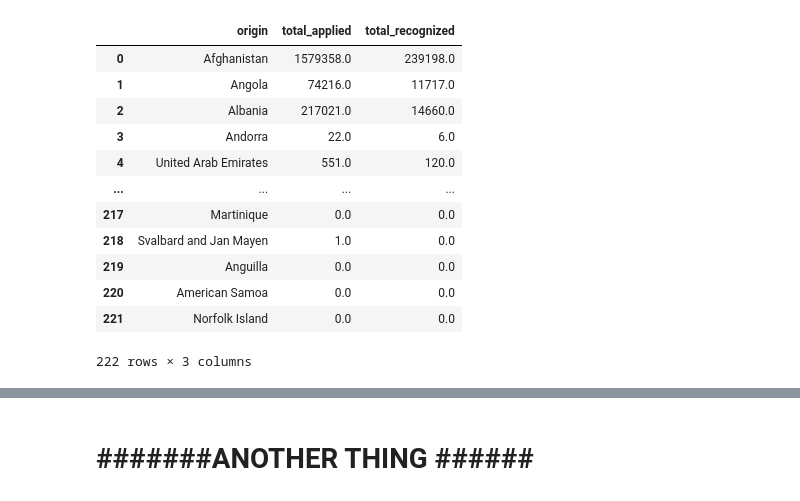
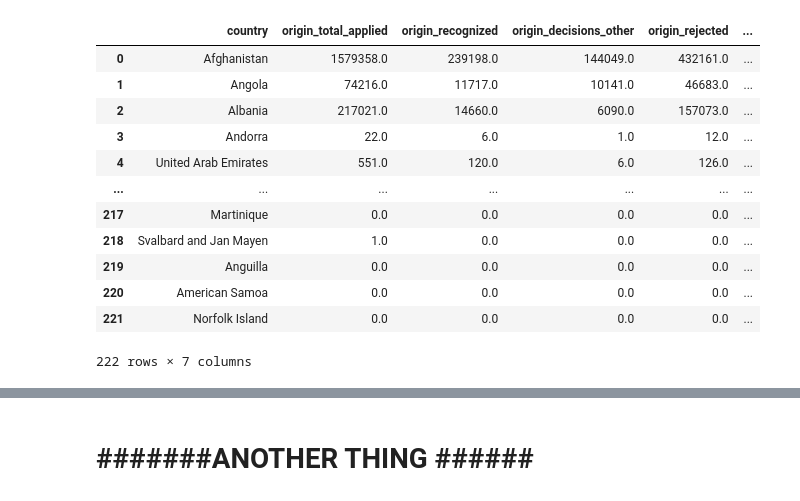
Before and after one commit to Mutlaq0/project_Asylum, a Jupyter notebook: Untitled.ipynb, the cells around one changed output, grey strips where cells are left out. Drawn from its saved outputs; the diff is of its cells as text; code cells hidden in the pictures.

Commit message:
data csv

```diff
--- a/Untitled.ipynb
+++ b/Untitled.ipynb
@@ -85,21 +67,23 @@ str
 # %%
-by_origin = pd.DataFrame(columns=['origin','total_applied', 'total_recognized'])
+by_origin = pd.DataFrame(columns=['country','origin_total_applied', 'origin_recognized','origin_decisions_other','origin_rejected','origin_otherwise_closed','origin_total_decisions'])
 for o in origins:
     country = temp[temp['origin'] == o]
-    by_origin = by_origin.append({'origin':o,'total_applied':country['applied_during_year'].sum(), 'total_recognized':country['decisions_recognized'].sum()},ignore_index=True)
+    by_origin = by_origin.append({'country':o,'origin_total_applied':country['applied_during_year'].sum(), 'origin_recognized':country['decisions_recognized'].sum(),
+                                 'origin_decisions_other': country['decisions_other'].sum(),'origin_rejected':country['rejected'].sum(),'origin_otherwise_closed':country['otherwise_closed'].sum(),
+                                 'origin_total_decisions':country['total_decisions'].sum()},ignore_index=True)
 by_origin
 # %% [output]
-|  | origin | total_applied | total_recognized |
-| 0 | Afghanistan | 1579358.0 | 239198.0 |
-| 1 | Angola | 74216.0 | 11717.0 |
-| 2 | Albania | 217021.0 | 14660.0 |
-| 3 | Andorra | 22.0 | 6.0 |
-| 4 | United Arab Emirates | 551.0 | 120.0 |
-| ... | ... | ... | ... |
-| 217 | Martinique | 0.0 | 0.0 |
-| 218 | Svalbard and Jan Mayen | 1.0 | 0.0 |
-| 219 | Anguilla | 0.0 | 0.0 |
-| 220 | American Samoa | 0.0 | 0.0 |
-| 221 | Norfolk Island | 0.0 | 0.0 |
+|  | country | origin_total_applied | origin_recognized | origin_decisions_other | origin_rejected | ... |
+| 0 | Afghanistan | 1579358.0 | 239198.0 | 144049.0 | 432161.0 | ... |
+| 1 | Angola | 74216.0 | 11717.0 | 10141.0 | 46683.0 | ... |
+| 2 | Albania | 217021.0 | 14660.0 | 6090.0 | 157073.0 | ... |
+| 3 | Andorra | 22.0 | 6.0 | 1.0 | 12.0 | ... |
+| 4 | United Arab Emirates | 551.0 | 120.0 | 6.0 | 126.0 | ... |
+| ... | ... | ... | ... | ... | ... | ... |
+| 217 | Martinique | 0.0 | 0.0 | 0.0 | 0.0 | ... |
+| 218 | Svalbard and Jan Mayen | 1.0 | 0.0 | 0.0 | 0.0 | ... |
+| 219 | Anguilla | 0.0 | 0.0 | 0.0 | 0.0 | ... |
+| 220 | American Samoa | 0.0 | 0.0 | 0.0 | 0.0 | ... |
+| 221 | Norfolk Island | 0.0 | 0.0 | 0.0 | 0.0 | ... |
-222 rows × 3 columns
+222 rows × 7 columns
 # %%
```
Also changed, not shown: parts of 12 cells of this notebook, 5 other files.
